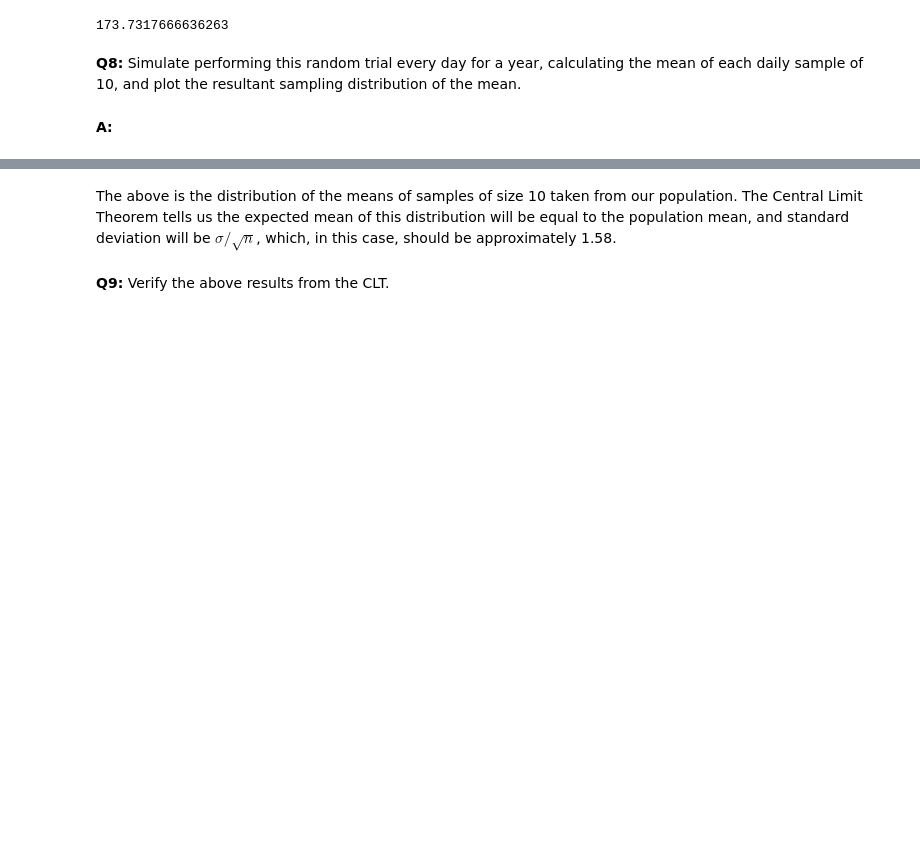
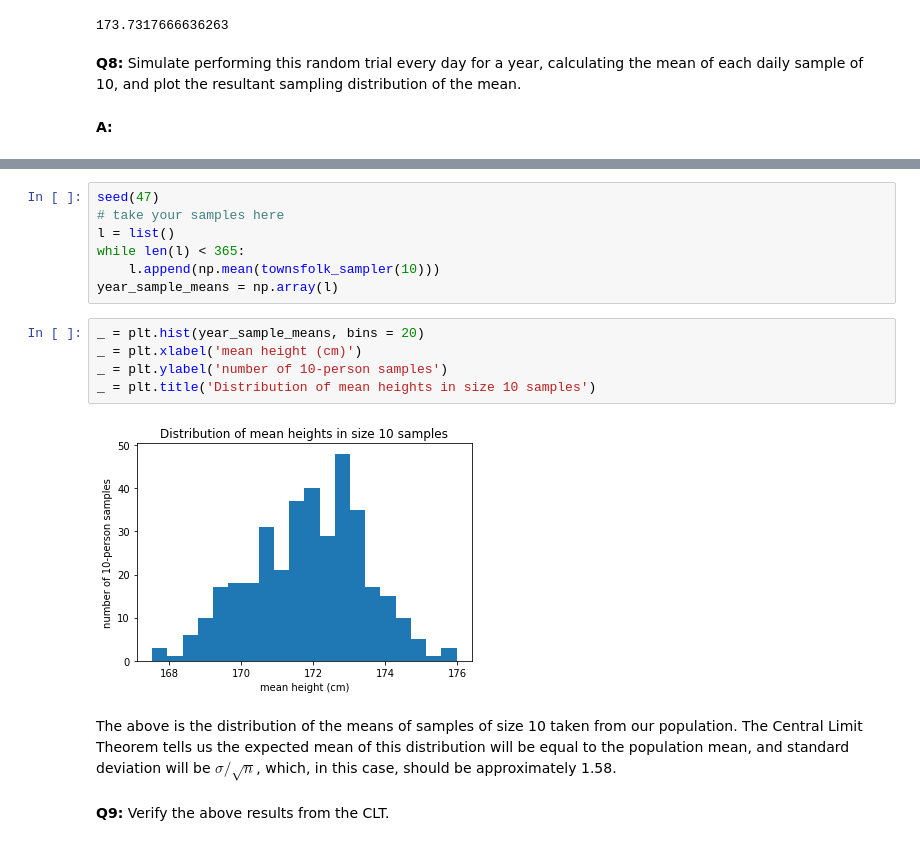
Before and after one commit to adcrosman/Springboard, a Jupyter notebook: Unit11/SubUnit11.1/Frequentist Case Study/Frequentist Inference Case Study - Part A (3).ipynb, the cells around one changed output, grey strips where cells are left out. Cells and saved outputs as stored; diff of their text form; blank space fills up the shorter version.

```diff
--- a/Unit11/SubUnit11.1/Frequentist Case Study/Frequentist Inference Case Study - Part A (3).ipynb
+++ b/Unit11/SubUnit11.1/Frequentist Case Study/Frequentist Inference Case Study - Part A (3).ipynb
@@ -181,3 +216,17 @@ seed(47)
+# %%
+seed(47)
+# take your samples here
+l = list()
+while len(l) < 365:
+    l.append(np.mean(townsfolk_sampler(10)))
+year_sample_means = np.array(l)
+# %%
+_ = plt.hist(year_sample_means, bins = 20)
+_ = plt.xlabel('mean height (cm)')
+_ = plt.ylabel('number of 10-person samples')
+_ = plt.title('Distribution of mean heights in size 10 samples')
+# %% [output]
+[figure, added]
 # %% [markdown]
 The above is the distribution of the means of samples of size 10 taken from our population. The Central Limit Theorem tells us the expected mean of this distribution will be equal to the population mean, and standard deviation will be $\sigma / \sqrt n$, which, in this case, should be approximately 1.58.
 # %% [markdown]
```
Also changed, not shown: parts of 30 cells of this notebook, 3 other files.
